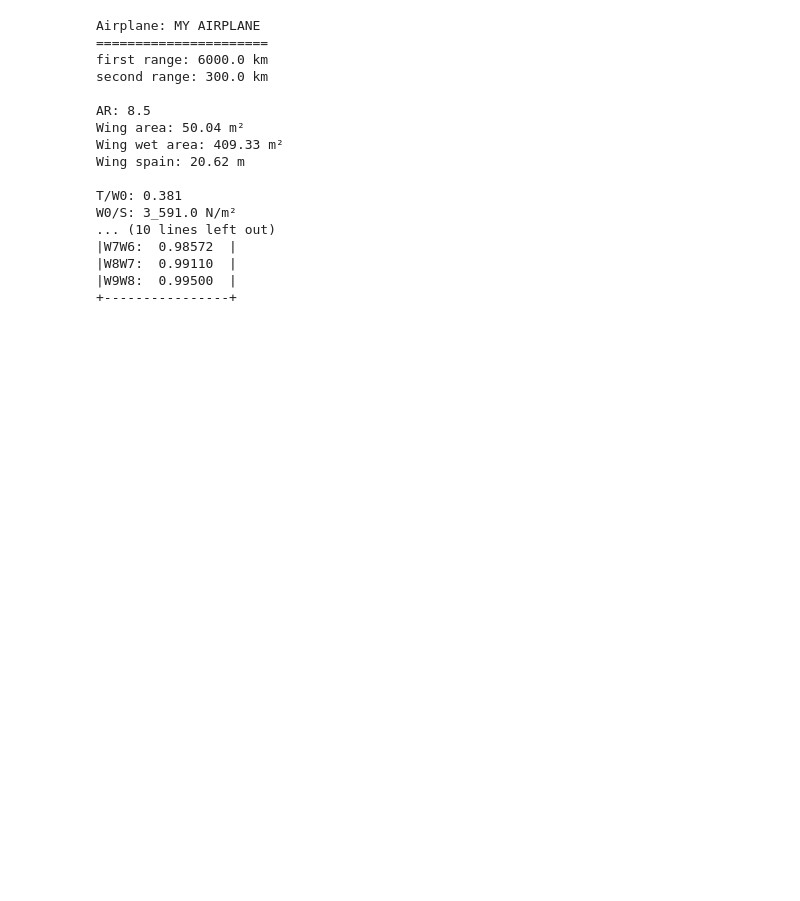
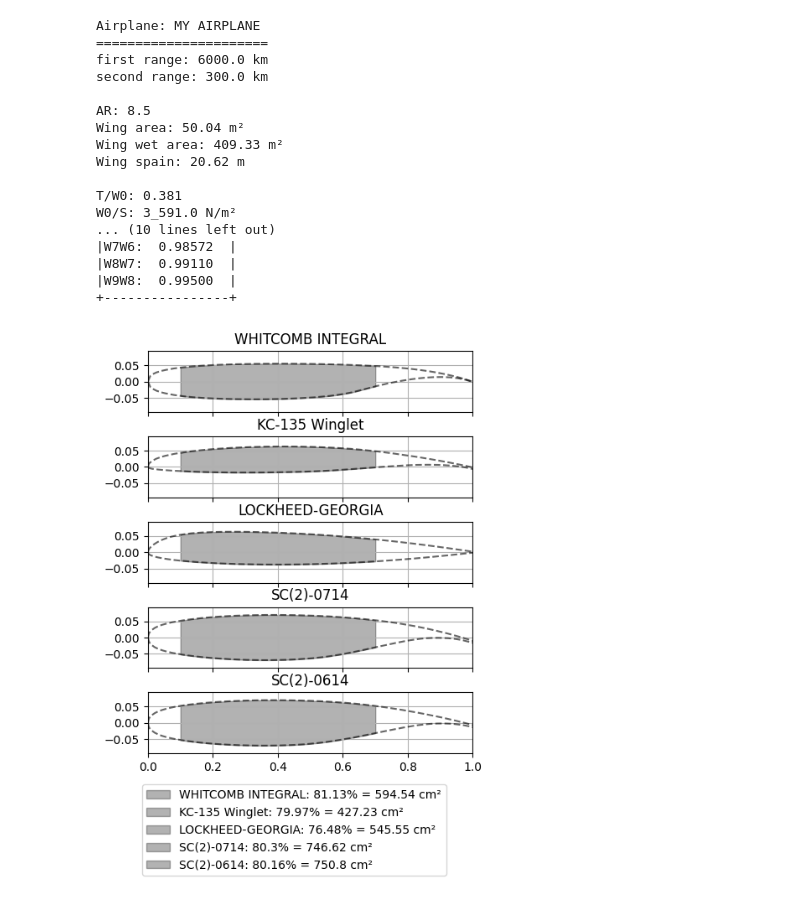
Before and after one commit to NisusAerodesign/aircraft-design, a Jupyter notebook: exemple.ipynb, the cells around one changed output. Cells and saved outputs as stored; diff of their text form; code cells hidden in the pictures; blank space fills up the shorter version.

```diff
--- a/exemple.ipynb
+++ b/exemple.ipynb
@@ -269,3 +272,31 @@ W0/S: 3_591.0 N/m²
 |W8W7:  0.99110  |
 |W9W8:  0.99500  |
 +----------------+
+# %%
+airfoil_path = [
+    Path() / 'data/WHITCOMB INTEGRAL.dat',
+    Path() / 'data/KC-135 Winglet.dat',
+    Path() / 'data/LOCKHEED-GEORGIA.dat',
+    Path() / 'data/SC(2)-0714.dat',
+    Path() / 'data/SC(2)-0614.dat',
+]
+airfoil_name = [
+    'WHITCOMB INTEGRAL',
+    'KC-135 Winglet',
+    'LOCKHEED-GEORGIA',
+    'SC(2)-0714',
+    'SC(2)-0614',
+]
+
+f,a = air.plot_airfoil(
+    airfoil_path=airfoil_path,
+    airfoil_name=airfoil_name,
+    initial_point=0.1,
+    final_point=0.7,
+    bbox_to_anchor=(0.85,0.05),
+    maxH=0.08,
+    proportion=(5,6)
+)
+plt.show()
+# %% [output]
+[figure, added]
```
Also changed, not shown: parts of 2 cells of this notebook, 4 other files.
